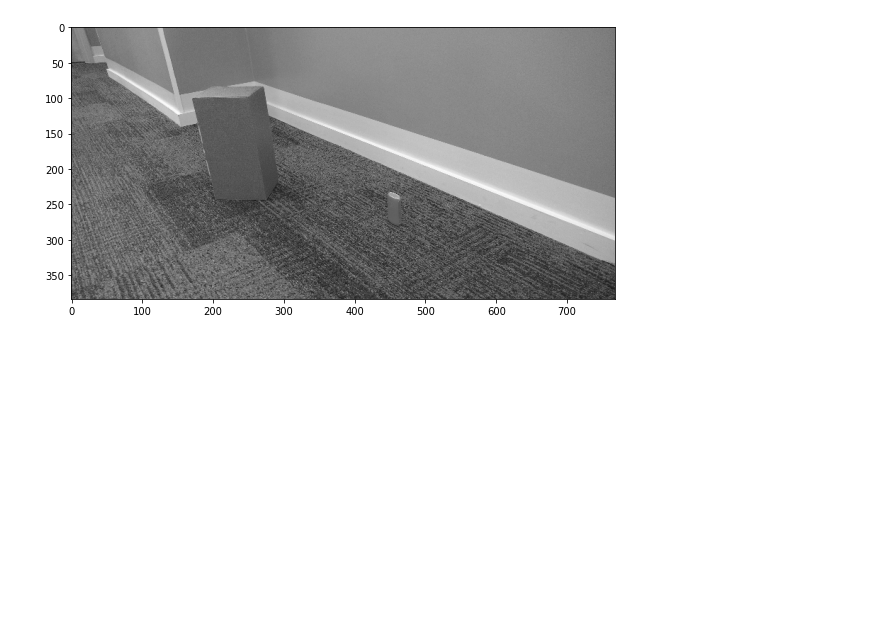
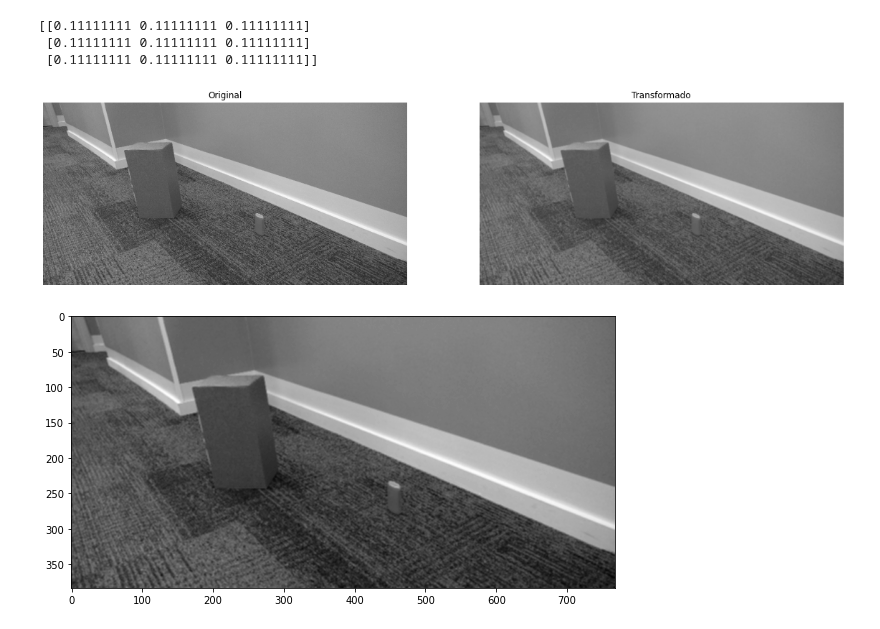
Before and after one commit to Insper/robotica-computacional, a Jupyter notebook: docs/modulos/03-visao/atividade1.ipynb, the cells around one changed output. Saved outputs shown, nothing was run; the diff lists cells and outputs as text; code cells hidden in the pictures; blank space fills up the shorter version.

```diff
--- a/docs/modulos/03-visao/atividade1.ipynb
+++ b/docs/modulos/03-visao/atividade1.ipynb
@@ -51 +48,16 @@ Na filtragem linear, uma pequena matriz chamada de `kernel` é convoluída com a
+# %%
+kernel = np.array([
+    [1, 1, 1],
+    [1, 1, 1],
+    [1, 1, 1]
+    ])
+kernel = 1 / 9 * kernel
+
+print(kernel)
+aux.plot_filter(img.copy(),kernel)
+# %% [output]
+[[0.11111111 0.11111111 0.11111111]
+ [0.11111111 0.11111111 0.11111111]
+ [0.11111111 0.11111111 0.11111111]]
+[figure, added]
 # %%
```
Also changed, not shown: parts of 28 cells of this notebook, 2 other files.
